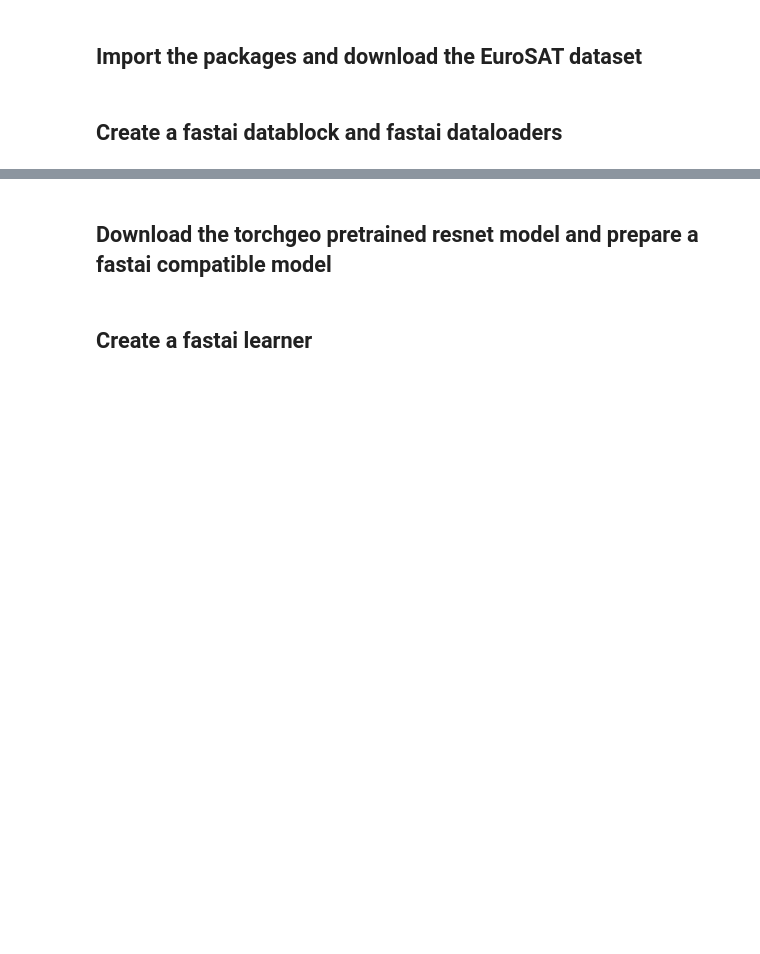
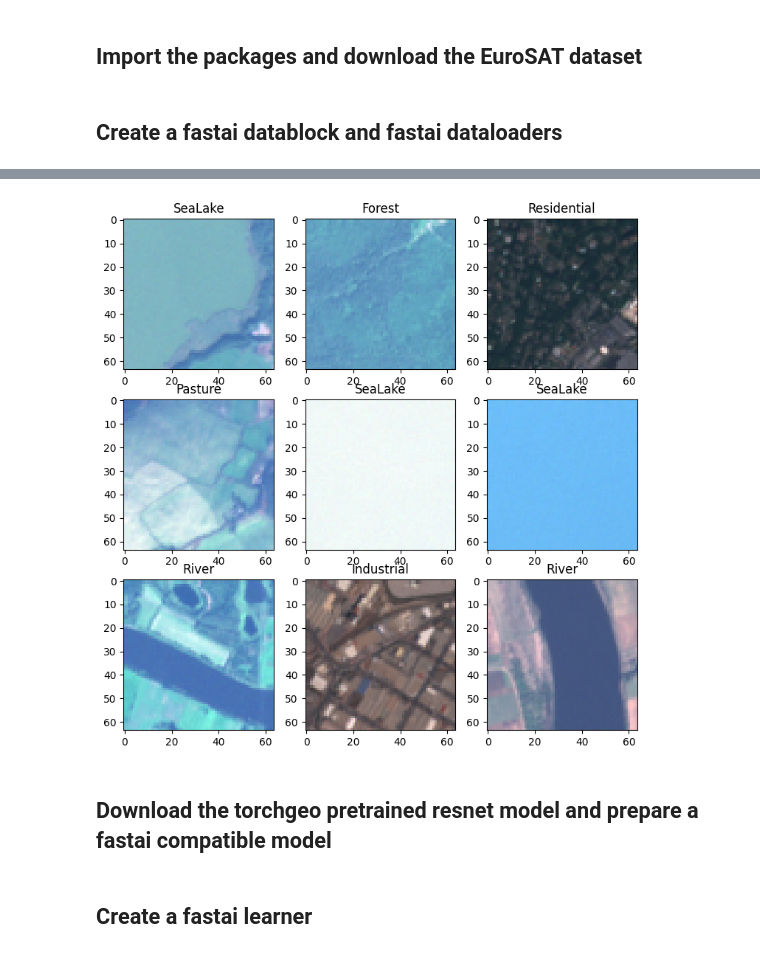
Before and after one commit to butchland/fastai-torchgeo, a Jupyter notebook: nbs/tutorials/03-eurosat-classifcation.ipynb, the cells around one changed output, grey strips where cells are left out. Saved outputs shown, nothing was run; the diff lists cells and outputs as text; code cells hidden in the pictures; blank space fills up the shorter version.

```diff
--- a/nbs/tutorials/03-eurosat-classifcation.ipynb
+++ b/nbs/tutorials/03-eurosat-classifcation.ipynb
@@ -64,5 +86,9 @@ dblock.summary(dset_path, show_batch=True)
 # %%
 dls = dblock.dataloaders(dset_path, bs=batch_size)
+# %%
+dls.show_batch()
+# %% [output]
+[figure, added]
 # %% [markdown]
 ## Download the torchgeo pretrained resnet model and prepare a fastai compatible model
 # %%
```
Also changed, not shown: parts of 21 cells of this notebook.
